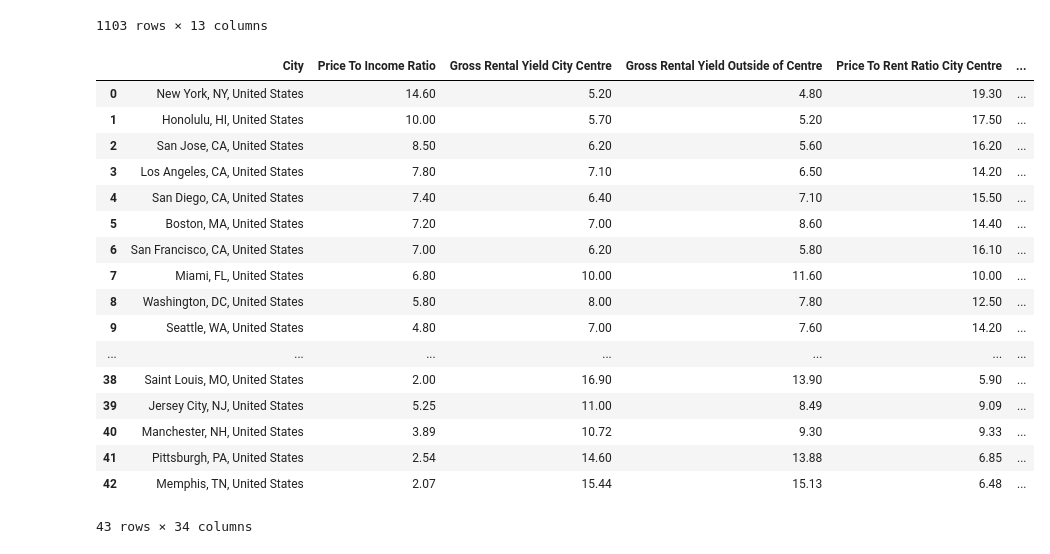
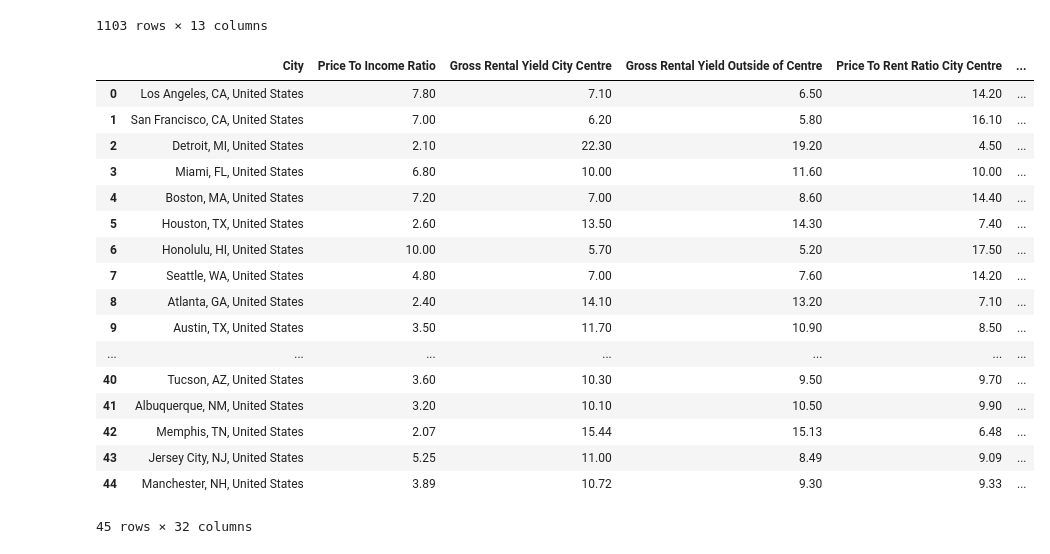
Before and after one commit to Makster04/Capstone_Project, a Jupyter notebook: Notebook.ipynb, the cells around one changed output. Cells and saved outputs as stored; diff of their text form; code cells hidden in the pictures.

```diff
--- a/Notebook.ipynb
+++ b/Notebook.ipynb
@@ -277,8 +277,9 @@ Traffic_df.to_sql('Traffic', conn, index=False, if_exists='replace')
 
 # SQL query to merge all tables on 'Player'
 sql_query = """
-SELECT
-    PropertyPrice.City,
+SELECT DISTINCT
+    Traffic.City,
+
     PropertyPrice.[Price To Income Ratio],
     PropertyPrice.[Gross Rental Yield City Centre],
     PropertyPrice.[Gross Rental Yield Outside of Centre],
@@ -301,68 +302,64 @@ SELECT
     Traffic.[Time Index],
     Traffic.[Time Exp. Index],
     Traffic.[Inefficiency Index],
-    Traffic.[CO2 Emission Index],
 
-    Pollution.[Pollution Index] AS PollutionIndex_Detail,
+    Pollution.[Pollution Index],
     Pollution.[Exp Pollution Index],
 
-    Healthcare.[Health Care Index] AS HealthcareIndex_Detail,
-    Healthcare.[Health Care Expenditure Index],
+    Healthcare.[Health Care Index],
 
     CrimeSafety.[Crime Index],
-    CrimeSafety.[Safety Index] AS SafetyIndex_Crime,
+    CrimeSafety.[Safety Index],
 
     CostOfLiving.[Cost of Living Index] AS CostOfLivingIndex_Detail,
     CostOfLiving.[Rent Index],
     CostOfLiving.[Cost of Living Plus Rent Index],
     CostOfLiving.[Groceries Index],
     CostOfLiving.[Restaurant Price Index],
     CostOfLiving.[Local Purchasing Power Index]
 
-FROM PropertyPrice
-JOIN QualityOfLife ON PropertyPrice.City = QualityOfLife.City
-JOIN Traffic ON PropertyPrice.City = Traffic.City
-JOIN Pollution ON PropertyPrice.City = Pollution.City
-JOIN Healthcare ON PropertyPrice.City = Healthcare.City
-JOIN CrimeSafety ON PropertyPrice.City = CrimeSafety.City
-JOIN CostOfLiving ON PropertyPrice.City = CostOfLiving.City
-WHERE PropertyPrice.City LIKE '%United States%'
+FROM Traffic
+ JOIN QualityOfLife ON Traffic.City = QualityOfLife.City
+ JOIN PropertyPrice ON Traffic.City = PropertyPrice.City
+ JOIN Pollution ON Traffic.City = Pollution.City
+ JOIN Healthcare ON Traffic.City = Healthcare.City
+ JOIN CrimeSafety ON Traffic.City = CrimeSafety.City
+ JOIN CostOfLiving ON Traffic.City = CostOfLiving.City
 
-
-
+WHERE Traffic.City LIKE '%United States%'
 """
 
 
 
 
 # Execute the query and load results into a DataFrame
 All_Numbeo_Numbers_df = pd.read_sql_query(sql_query, conn)
 
 # Save the merged DataFrame to a new CSV file
 csv_filename = "Stats/All_Numbeo_Numbers.csv"
 All_Numbeo_Numbers_df.to_csv(csv_filename, index=False)
 
 # Close the connection
 conn.close()
 
 # Provide the file to the user
-All_Numbeo_Numbers_df.colums
+All_Numbeo_Numbers_df
 # %% [output]
 |  | City | Price To Income Ratio | Gross Rental Yield City Centre | Gross Rental Yield Outside of Centre | Price To Rent Ratio City Centre | ... |
-| 0 | New York, NY, United States | 14.60 | 5.20 | 4.80 | 19.30 | ... |
-| 1 | Honolulu, HI, United States | 10.00 | 5.70 | 5.20 | 17.50 | ... |
-| 2 | San Jose, CA, United States | 8.50 | 6.20 | 5.60 | 16.20 | ... |
-| 3 | Los Angeles, CA, United States | 7.80 | 7.10 | 6.50 | 14.20 | ... |
-| 4 | San Diego, CA, United States | 7.40 | 6.40 | 7.10 | 15.50 | ... |
-| 5 | Boston, MA, United States | 7.20 | 7.00 | 8.60 | 14.40 | ... |
-| 6 | San Francisco, CA, United States | 7.00 | 6.20 | 5.80 | 16.10 | ... |
-| 7 | Miami, FL, United States | 6.80 | 10.00 | 11.60 | 10.00 | ... |
-| 8 | Washington, DC, United States | 5.80 | 8.00 | 7.80 | 12.50 | ... |
-| 9 | Seattle, WA, United States | 4.80 | 7.00 | 7.60 | 14.20 | ... |
+| 0 | Los Angeles, CA, United States | 7.80 | 7.10 | 6.50 | 14.20 | ... |
+| 1 | San Francisco, CA, United States | 7.00 | 6.20 | 5.80 | 16.10 | ... |
+| 2 | Detroit, MI, United States | 2.10 | 22.30 | 19.20 | 4.50 | ... |
+| 3 | Miami, FL, United States | 6.80 | 10.00 | 11.60 | 10.00 | ... |
+| 4 | Boston, MA, United States | 7.20 | 7.00 | 8.60 | 14.40 | ... |
+| 5 | Houston, TX, United States | 2.60 | 13.50 | 14.30 | 7.40 | ... |
+| 6 | Honolulu, HI, United States | 10.00 | 5.70 | 5.20 | 17.50 | ... |
+| 7 | Seattle, WA, United States | 4.80 | 7.00 | 7.60 | 14.20 | ... |
+| 8 | Atlanta, GA, United States | 2.40 | 14.10 | 13.20 | 7.10 | ... |
+| 9 | Austin, TX, United States | 3.50 | 11.70 | 10.90 | 8.50 | ... |
 | ... | ... | ... | ... | ... | ... | ... |
-| 38 | Saint Louis, MO, United States | 2.00 | 16.90 | 13.90 | 5.90 | ... |
-| 39 | Jersey City, NJ, United States | 5.25 | 11.00 | 8.49 | 9.09 | ... |
-| 40 | Manchester, NH, United States | 3.89 | 10.72 | 9.30 | 9.33 | ... |
-| 41 | Pittsburgh, PA, United States | 2.54 | 14.60 | 13.88 | 6.85 | ... |
+| 40 | Tucson, AZ, United States | 3.60 | 10.30 | 9.50 | 9.70 | ... |
+| 41 | Albuquerque, NM, United States | 3.20 | 10.10 | 10.50 | 9.90 | ... |
 | 42 | Memphis, TN, United States | 2.07 | 15.44 | 15.13 | 6.48 | ... |
+| 43 | Jersey City, NJ, United States | 5.25 | 11.00 | 8.49 | 9.09 | ... |
+| 44 | Manchester, NH, United States | 3.89 | 10.72 | 9.30 | 9.33 | ... |
-43 rows × 34 columns
+45 rows × 32 columns
```
Also changed, not shown: parts of 7 cells of this notebook, 9 other files.
